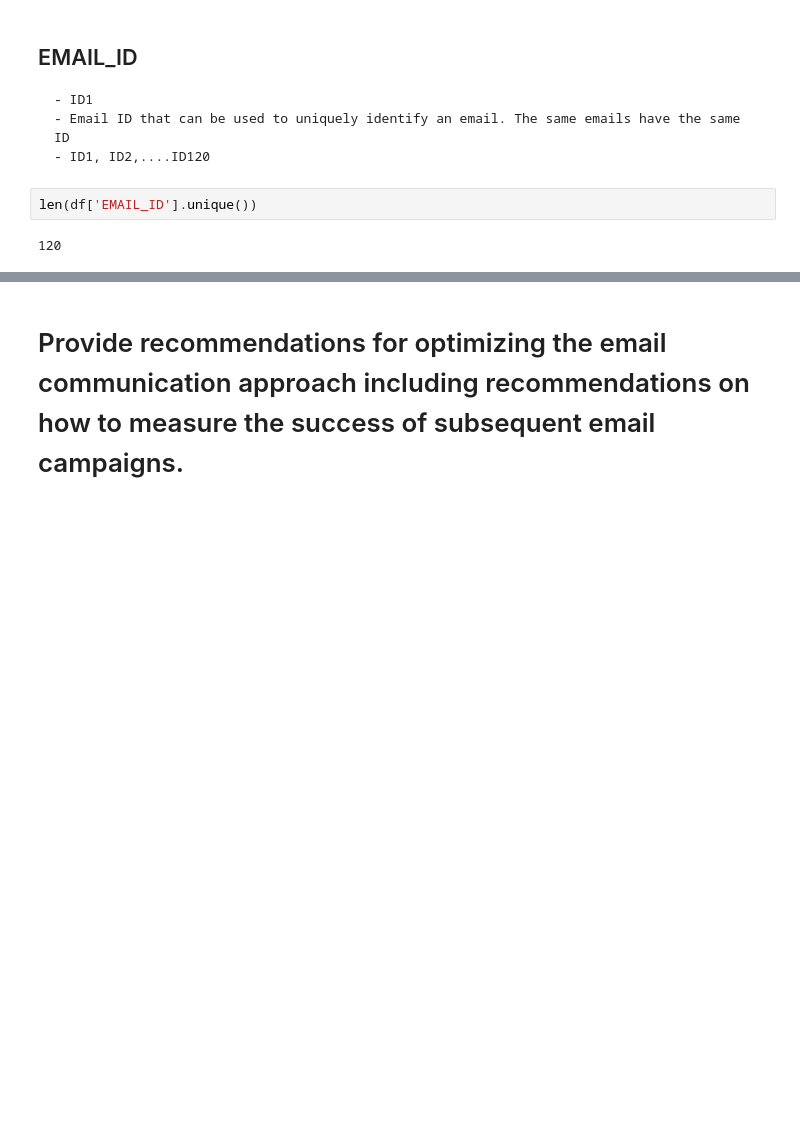
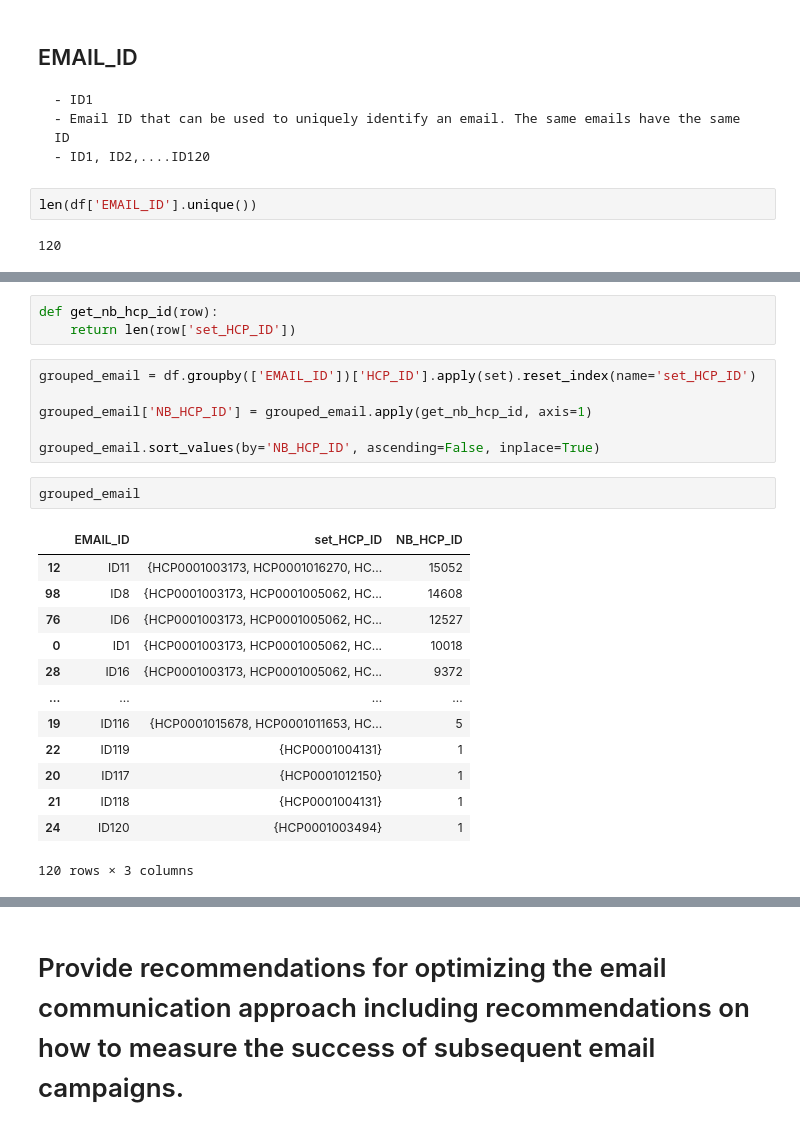
Before and after one commit to ck-unifr/analysis_email_performance, a Jupyter notebook: analysis_email_performance.ipynb, the cells around one changed output, grey strips where cells are left out. Saved outputs shown, nothing was run; the diff lists cells and outputs as text; blank space fills up the shorter version.

```diff
--- a/analysis_email_performance.ipynb
+++ b/analysis_email_performance.ipynb
@@ -326,0 +329,25 @@ len(df['EMAIL_ID'].unique())
+# %%
+def get_nb_hcp_id(row):
+    return len(row['set_HCP_ID'])
+# %%
+grouped_email = df.groupby(['EMAIL_ID'])['HCP_ID'].apply(set).reset_index(name='set_HCP_ID')
+
+grouped_email['NB_HCP_ID'] = grouped_email.apply(get_nb_hcp_id, axis=1)
+
+grouped_email.sort_values(by='NB_HCP_ID', ascending=False, inplace=True)
+# %%
+grouped_email
+# %% [output]
+|  | EMAIL_ID | set_HCP_ID | NB_HCP_ID |
+| 12 | ID11 | {HCP0001003173, HCP0001016270, HC... | 15052 |
+| 98 | ID8 | {HCP0001003173, HCP0001005062, HC... | 14608 |
+| 76 | ID6 | {HCP0001003173, HCP0001005062, HC... | 12527 |
+| 0 | ID1 | {HCP0001003173, HCP0001005062, HC... | 10018 |
+| 28 | ID16 | {HCP0001003173, HCP0001005062, HC... | 9372 |
+| ... | ... | ... | ... |
+| 19 | ID116 | {HCP0001015678, HCP0001011653, HC... | 5 |
+| 22 | ID119 | {HCP0001004131} | 1 |
+| 20 | ID117 | {HCP0001012150} | 1 |
+| 21 | ID118 | {HCP0001004131} | 1 |
+| 24 | ID120 | {HCP0001003494} | 1 |
+120 rows × 3 columns
```
Also changed, not shown: parts of 13 cells of this notebook.
